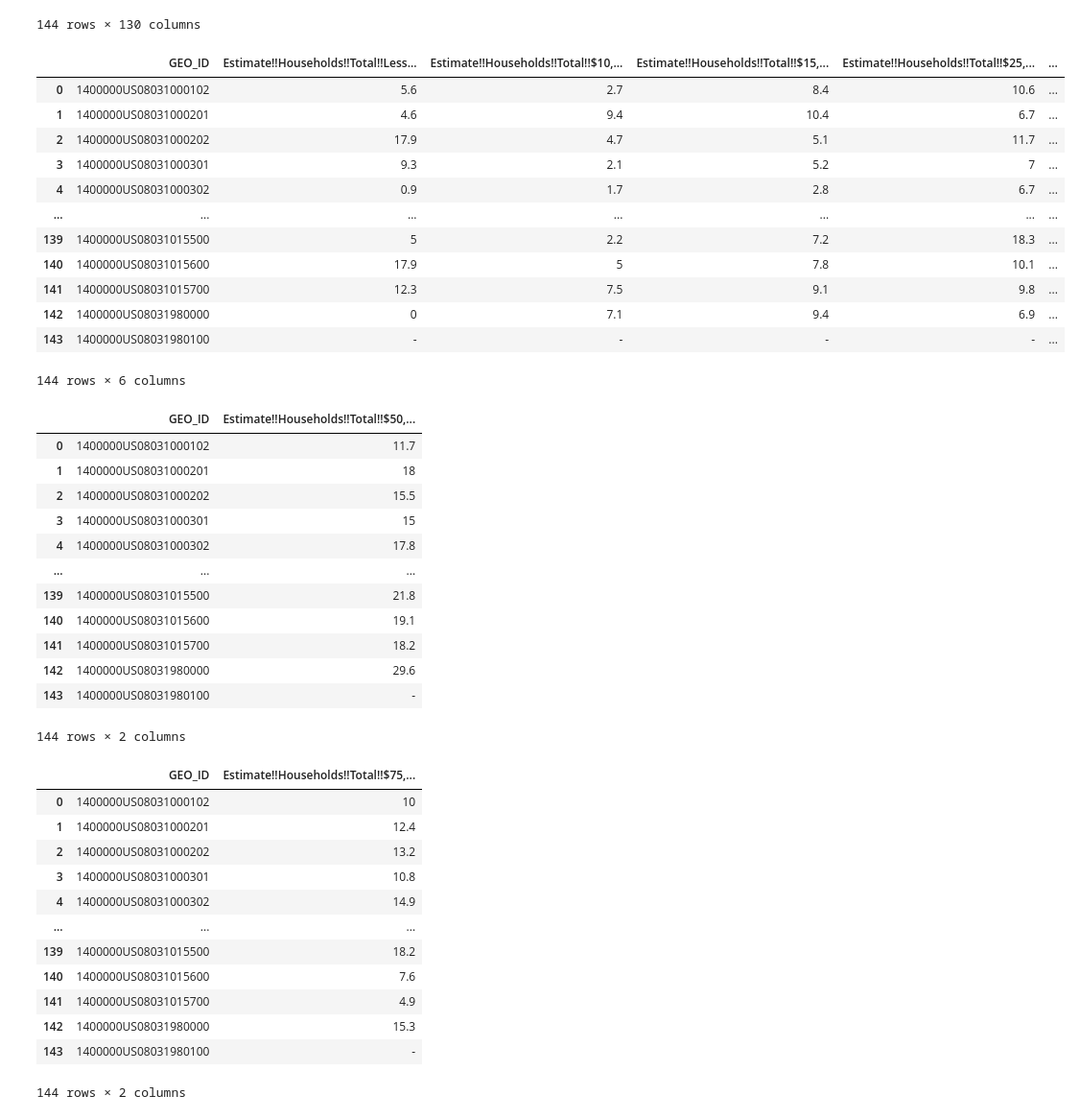
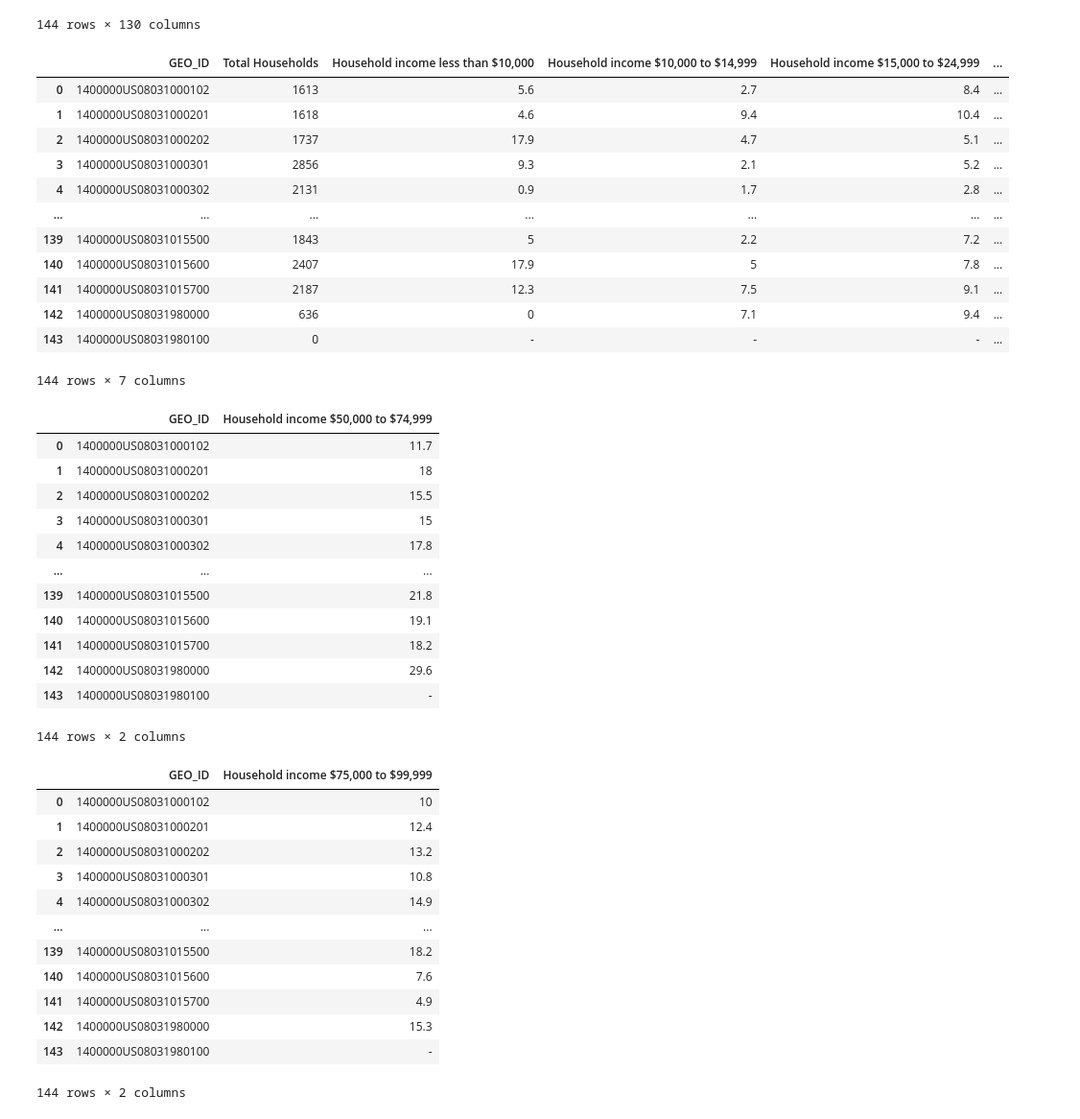
Before and after one commit to LinzStearns/CO_real_estate, a Jupyter notebook: 2018 income.ipynb, the cells around one changed output. Shown at 96% size. Cells and saved outputs as stored; diff of their text form; code cells hidden in the pictures.

```diff
--- a/2018 income.ipynb
+++ b/2018 income.ipynb
@@ -38,28 +38,30 @@ income_df.dropna()
 144 rows × 130 columns
 # %%
 # Keep columns: income less than 50K
-income_df50  = income_df.filter(['GEO_ID','Households!!Estimate!!Total','Estimate!!Households!!Total!!Less than $10,000','Estimate!!Households!!Total!!$10,000 to $14,999','Estimate!!Households!!Total!!$15,000 to $24,999','Estimate!!Households!!Total!!$25,000 to $34,999','Estimate!!Households!!Total!!$35,000 to $49,999'])
+income_df50  = income_df.filter(['GEO_ID','Estimate!!Households!!Total','Estimate!!Households!!Total!!Less than $10,000','Estimate!!Households!!Total!!$10,000 to $14,999','Estimate!!Households!!Total!!$15,000 to $24,999','Estimate!!Households!!Total!!$25,000 to $34,999','Estimate!!Households!!Total!!$35,000 to $49,999'])
+income_df50 = income_df50.rename(columns={'Estimate!!Households!!Total': 'Total Households','Estimate!!Households!!Total!!Less than $10,000': 'Household income less than $10,000', 'Estimate!!Households!!Total!!$10,000 to $14,999': 'Household income $10,000 to $14,999','Estimate!!Households!!Total!!$15,000 to $24,999':'Household income $15,000 to $24,999','Estimate!!Households!!Total!!$25,000 to $34,999':'Household income $25,000 to $34,999','Estimate!!Households!!Total!!$35,000 to $49,999':'Household income $35,000 to $49,999'})
 income_df50
 # %% [output]
-|  | GEO_ID | Estimate!!Households!!Total!!Less... | Estimate!!Households!!Total!!$10,... | Estimate!!Households!!Total!!$15,... | Estimate!!Households!!Total!!$25,... | ... |
-| 0 | 1400000US08031000102 | 5.6 | 2.7 | 8.4 | 10.6 | ... |
-| 1 | 1400000US08031000201 | 4.6 | 9.4 | 10.4 | 6.7 | ... |
-| 2 | 1400000US08031000202 | 17.9 | 4.7 | 5.1 | 11.7 | ... |
-| 3 | 1400000US08031000301 | 9.3 | 2.1 | 5.2 | 7 | ... |
-| 4 | 1400000US08031000302 | 0.9 | 1.7 | 2.8 | 6.7 | ... |
+|  | GEO_ID | Total Households | Household income less than $10,000 | Household income $10,000 to $14,999 | Household income $15,000 to $24,999 | ... |
+| 0 | 1400000US08031000102 | 1613 | 5.6 | 2.7 | 8.4 | ... |
+| 1 | 1400000US08031000201 | 1618 | 4.6 | 9.4 | 10.4 | ... |
+| 2 | 1400000US08031000202 | 1737 | 17.9 | 4.7 | 5.1 | ... |
+| 3 | 1400000US08031000301 | 2856 | 9.3 | 2.1 | 5.2 | ... |
+| 4 | 1400000US08031000302 | 2131 | 0.9 | 1.7 | 2.8 | ... |
 | ... | ... | ... | ... | ... | ... | ... |
-| 139 | 1400000US08031015500 | 5 | 2.2 | 7.2 | 18.3 | ... |
-| 140 | 1400000US08031015600 | 17.9 | 5 | 7.8 | 10.1 | ... |
-| 141 | 1400000US08031015700 | 12.3 | 7.5 | 9.1 | 9.8 | ... |
-| 142 | 1400000US08031980000 | 0 | 7.1 | 9.4 | 6.9 | ... |
-| 143 | 1400000US08031980100 | - | - | - | - | ... |
+| 139 | 1400000US08031015500 | 1843 | 5 | 2.2 | 7.2 | ... |
+| 140 | 1400000US08031015600 | 2407 | 17.9 | 5 | 7.8 | ... |
+| 141 | 1400000US08031015700 | 2187 | 12.3 | 7.5 | 9.1 | ... |
+| 142 | 1400000US08031980000 | 636 | 0 | 7.1 | 9.4 | ... |
+| 143 | 1400000US08031980100 | 0 | - | - | - | ... |
-144 rows × 6 columns
+144 rows × 7 columns
 # %%
 # Keep columns: income greater than 50K, less than 75K
 income_df75  = income_df.filter(['GEO_ID','Estimate!!Households!!Total!!$50,000 to $74,999'])
+income_df75 = income_df75.rename(columns={'Estimate!!Households!!Total!!$50,000 to $74,999': 'Household income $50,000 to $74,999'})
 income_df75
 # %% [output]
-|  | GEO_ID | Estimate!!Households!!Total!!$50,... |
+|  | GEO_ID | Household income $50,000 to $74,999 |
 | 0 | 1400000US08031000102 | 11.7 |
 | 1 | 1400000US08031000201 | 18 |
 | 2 | 1400000US08031000202 | 15.5 |
@@ -74,10 +76,11 @@ income_df75
 144 rows × 2 columns
 # %%
 # Keep columns: income greater than 75K, less than 100K
-income_df_greaterthan75  = income_df.filter(['GEO_ID','Estimate!!Households!!Total!!$75,000 to $99,999',])
+income_df_greaterthan75  = income_df.filter(['GEO_ID','Estimate!!Households!!Total!!$75,000 to $99,999'])
+income_df_greaterthan75 = income_df_greaterthan75.rename(columns={'Estimate!!Households!!Total!!$75,000 to $99,999': 'Household income $75,000 to $99,999'})
 income_df_greaterthan75
 # %% [output]
-|  | GEO_ID | Estimate!!Households!!Total!!$75,... |
+|  | GEO_ID | Household income $75,000 to $99,999 |
 | 0 | 1400000US08031000102 | 10 |
 | 1 | 1400000US08031000201 | 12.4 |
 | 2 | 1400000US08031000202 | 13.2 |
```
Also changed, not shown: parts of 5 cells of this notebook, 23 other files.
